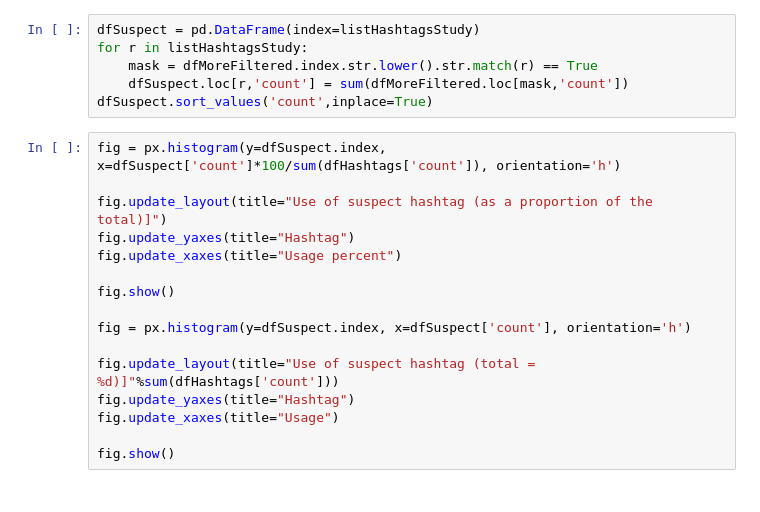
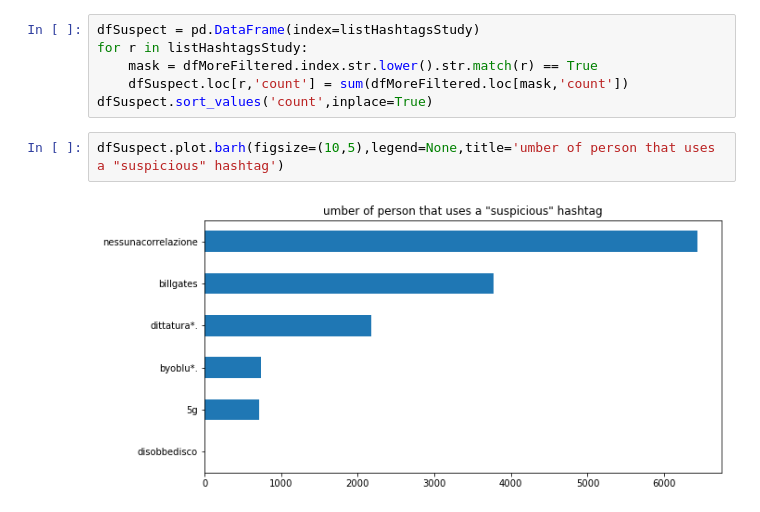
Before and after one commit to giada-c/twitterStudy, a Jupyter notebook: 3_Hashtag_study/Hashtags_study-Novax_users.ipynb, the cells around one changed output. Drawn from its saved outputs; the diff is of its cells as text.

```diff
--- a/3_Hashtag_study/Hashtags_study-Novax_users.ipynb
+++ b/3_Hashtag_study/Hashtags_study-Novax_users.ipynb
@@ -98,21 +204,9 @@ for r in listHashtagsStudy:
     mask = dfMoreFiltered.index.str.lower().str.match(r) == True
     dfSuspect.loc[r,'count'] = sum(dfMoreFiltered.loc[mask,'count'])
 dfSuspect.sort_values('count',inplace=True)
-# %%
-fig = px.histogram(y=dfSuspect.index, x=dfSuspect['count']*100/sum(dfHashtags['count']), orientation='h')
-
-fig.update_layout(title="Use of suspect hashtag (as a proportion of the total)]")
-fig.update_yaxes(title="Hashtag")
-fig.update_xaxes(title="Usage percent")
-
-fig.show()
-
-fig = px.histogram(y=dfSuspect.index, x=dfSuspect['count'], orientation='h')
-
-fig.update_layout(title="Use of suspect hashtag (total = %d)]"%sum(dfHashtags['count']))
-fig.update_yaxes(title="Hashtag")
-fig.update_xaxes(title="Usage")
-
-fig.show()
+# %%
+dfSuspect.plot.barh(figsize=(10,5),legend=None,title='umber of person that uses a "suspicious" hashtag')
+# %% [output]
+[figure, added]
 # %%
 ut.visual_by_date_together(dfSuspect,dfUse)
```
Also changed, not shown: parts of 16 cells of this notebook, 7 other files.
